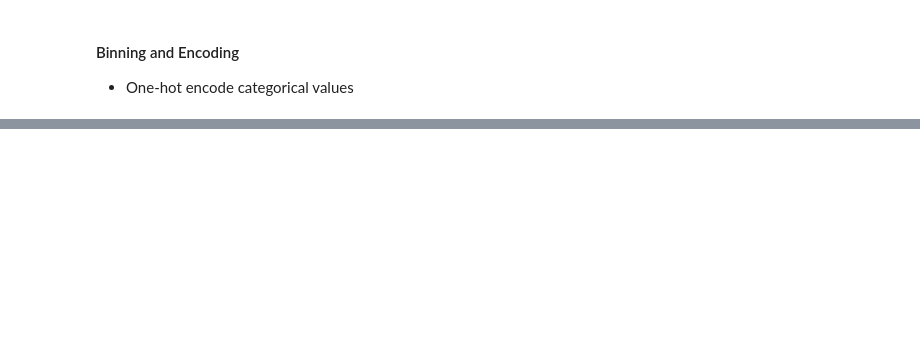
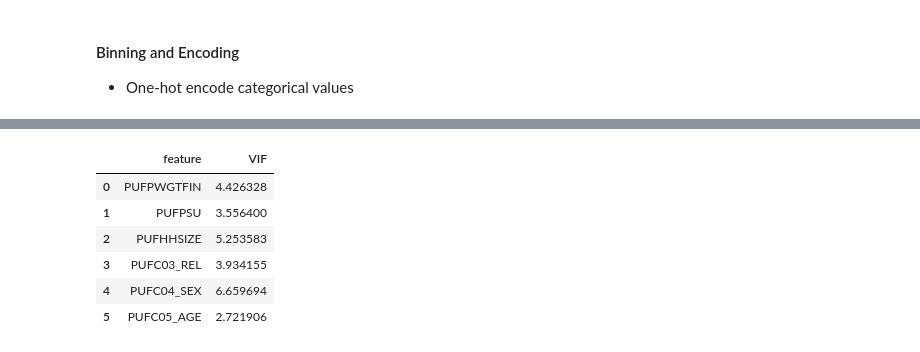
Before and after one commit to tinySculpture/STINTSY-Project, a Jupyter notebook: Project_Labor_Force_Survey-colab.ipynb, the cells around one changed output, grey strips where cells are left out. Drawn from its saved outputs; the diff is of its cells as text; code cells hidden in the pictures; blank space fills up the shorter version.

```diff
--- a/Project_Labor_Force_Survey-colab.ipynb
+++ b/Project_Labor_Force_Survey-colab.ipynb
@@ -314,0 +290,16 @@ corr_matrix.to_csv("correlation_matrix.csv")
+# %%
+test_numerical = df.select_dtypes(include=["number"])
+
+vif_data = pd.DataFrame()
+vif_data["feature"] = test_numerical.columns
+vif_data["VIF"] = [variance_inflation_factor(test_numerical.values, i) for i in range(len(test_numerical.columns))]
+
+vif_data
+# %% [output]
+|  | feature | VIF |
+| 0 | PUFPWGTFIN | 4.426328 |
+| 1 | PUFPSU | 3.556400 |
+| 2 | PUFHHSIZE | 5.253583 |
+| 3 | PUFC03_REL | 3.934155 |
+| 4 | PUFC04_SEX | 6.659694 |
+| 5 | PUFC05_AGE | 2.721906 |
```
Also changed, not shown: parts of 35 cells of this notebook.
